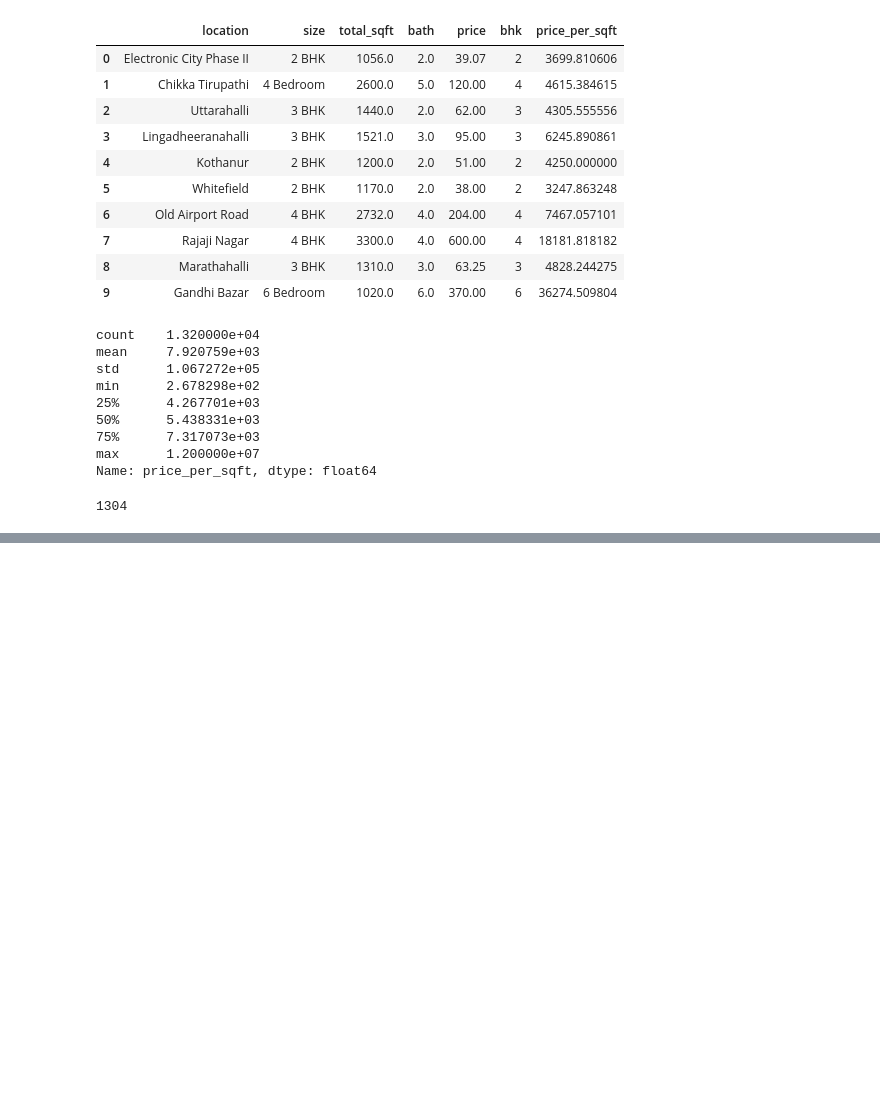
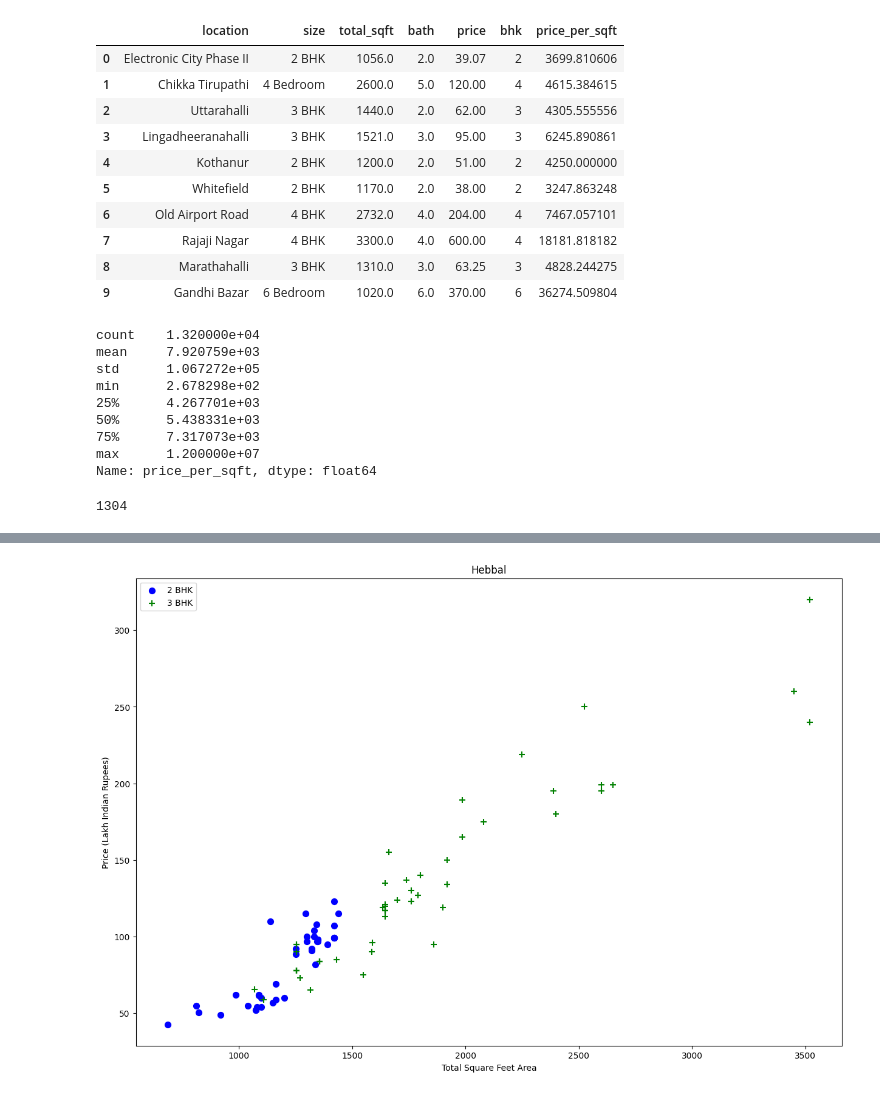
Before and after one commit to mayankanand2701/PredictXpert, a Jupyter notebook: Models/House Price Prediction Code.ipynb, the cells around one changed output, grey strips where cells are left out. Saved outputs shown, nothing was run; the diff lists cells and outputs as text; code cells hidden in the pictures; blank space fills up the shorter version.

```diff
--- a/Models/House Price Prediction Code.ipynb
+++ b/Models/House Price Prediction Code.ipynb
@@ -304,0 +451,4 @@ len(df4['location'].unique())
+# %%
+plot_scatter_chart(df6,"Hebbal")
+# %% [output]
+[figure, added]
```
Also changed, not shown: parts of 51 cells of this notebook, 2 other files.
